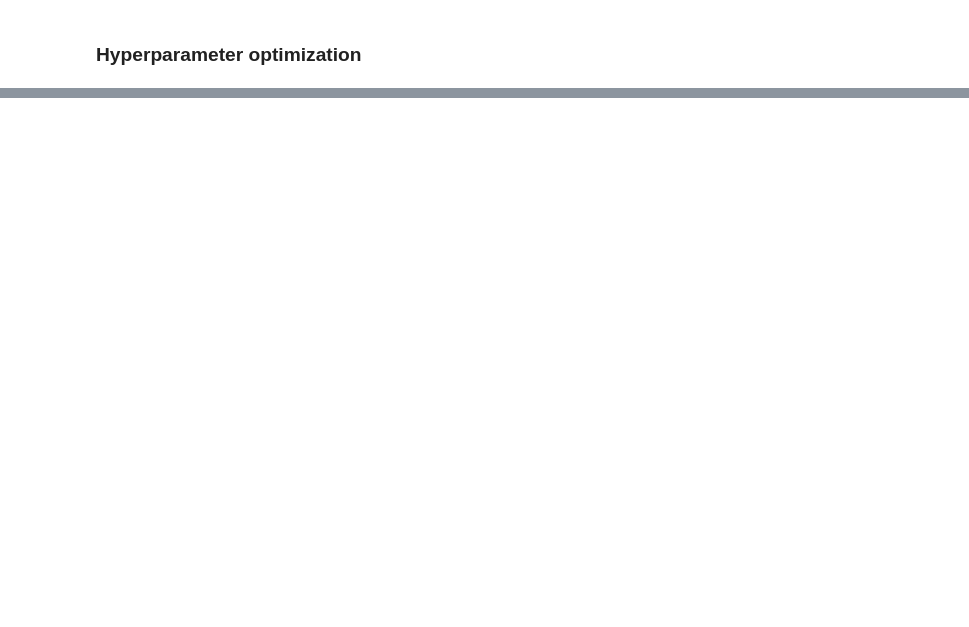
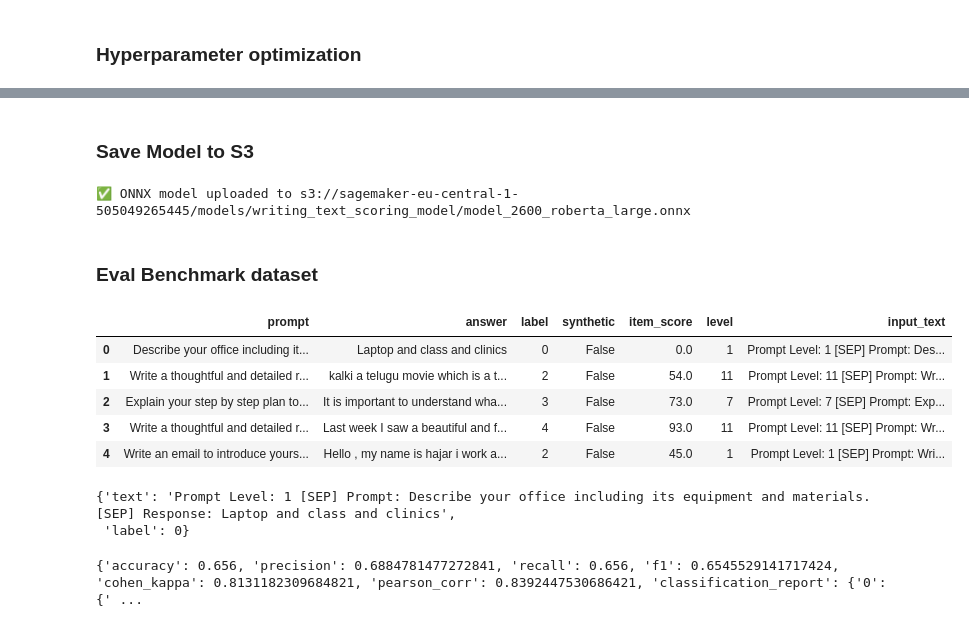
Before and after one commit to kamelnebhi/llm_fine_tuning, a Jupyter notebook: slm/ef_camdat_augmented_classifier/bert_sft_efcamdat_augm.ipynb, the cells around one changed output, grey strips where cells are left out. Saved outputs shown, nothing was run; the diff lists cells and outputs as text; code cells hidden in the pictures; blank space fills up the shorter version.

```diff
--- a/slm/ef_camdat_augmented_classifier/bert_sft_efcamdat_augm.ipynb
+++ b/slm/ef_camdat_augmented_classifier/bert_sft_efcamdat_augm.ipynb
@@ -821,0 +913,2 @@ result
+# %% [markdown]
+### Save Model to S3
@@ -821,0 +917,49 @@ result
+# %%
+# Initialize the S3 client
+s3 = boto3.client(
+    "s3"
+)
+
+# Define your bucket name and desired path in S3
+bucket_name = "sagemaker-eu-central-1-505049265445"
+s3_key = "models/writing_text_scoring_model/model_2600_roberta_large.onnx"  # Change path as needed
+quantized_model_path = "../../../model_saved/roberta-large-ft-efcamdat-augmented-2600-quantized.onnx"
+# Upload the ONNX file
+s3.upload_file(quantized_model_path, bucket_name, s3_key)
+
+print(f"✅ ONNX model uploaded to s3://{bucket_name}/{s3_key}")
+# %% [output]
+✅ ONNX model uploaded to s3://sagemaker-eu-central-1-505049265445/models/writing_text_scoring_model/model_2600_roberta_large.onnx
+# %% [markdown]
+### Eval Benchmark dataset
+# %%
+import pandas as pd
+df_benchmark = pd.read_csv("data/benchmark_data.csv")
+# %%
+df_benchmark["input_text"] = df_benchmark.apply(
+    lambda row: f"Prompt Level: {row['level']} [SEP] Prompt: {row['prompt']} [SEP] Response: {row['answer']}",
+    axis=1
+)
+df_benchmark.head()
+# %% [output]
+|  | prompt | answer | label | synthetic | item_score | level | input_text |
+| 0 | Describe your office including it... | Laptop and class and clinics | 0 | False | 0.0 | 1 | Prompt Level: 1 [SEP] Prompt: Des... |
+| 1 | Write a thoughtful and detailed r... | kalki a telugu movie which is a t... | 2 | False | 54.0 | 11 | Prompt Level: 11 [SEP] Prompt: Wr... |
+| 2 | Explain your step by step plan to... | It is important to understand wha... | 3 | False | 73.0 | 7 | Prompt Level: 7 [SEP] Prompt: Exp... |
+| 3 | Write a thoughtful and detailed r... | Last week I saw a beautiful and f... | 4 | False | 93.0 | 11 | Prompt Level: 11 [SEP] Prompt: Wr... |
+| 4 | Write an email to introduce yours... | Hello , my name is hajar i work a... | 2 | False | 45.0 | 1 | Prompt Level: 1 [SEP] Prompt: Wri... |
+# %%
+from datasets import Dataset
+
+# Keep only the relevant columns
+hf_dataset = Dataset.from_pandas(df_benchmark[["input_text", "label"]])
+hf_dataset = hf_dataset.rename_column("input_text", "text")  # Rename to match expected input in evaluate_with_metrics
+hf_dataset[0]
+# %% [output]
+{'text': 'Prompt Level: 1 [SEP] Prompt: Describe your office including its equipment and materials. [SEP] Response: Laptop and class and clinics',
+ 'label': 0}
+# %%
+metrics = evaluate_with_metrics(hf_dataset, onnx_session_quant)
+print(metrics)
+# %% [output]
+{'accuracy': 0.656, 'precision': 0.6884781477272841, 'recall': 0.656, 'f1': 0.6545529141717424, 'cohen_kappa': 0.8131182309684821, 'pearson_corr': 0.8392447530686421, 'classification_report': {'0': {' ...
```
Also changed, not shown: parts of 47 cells of this notebook, 4 other files.
